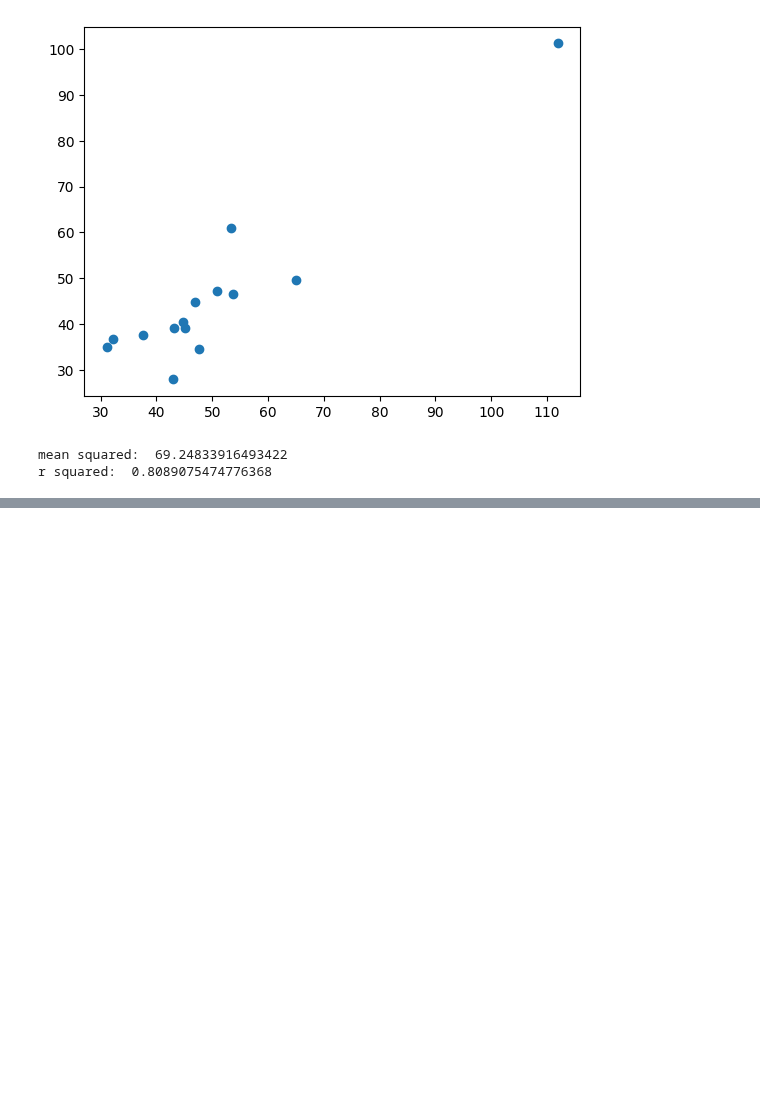
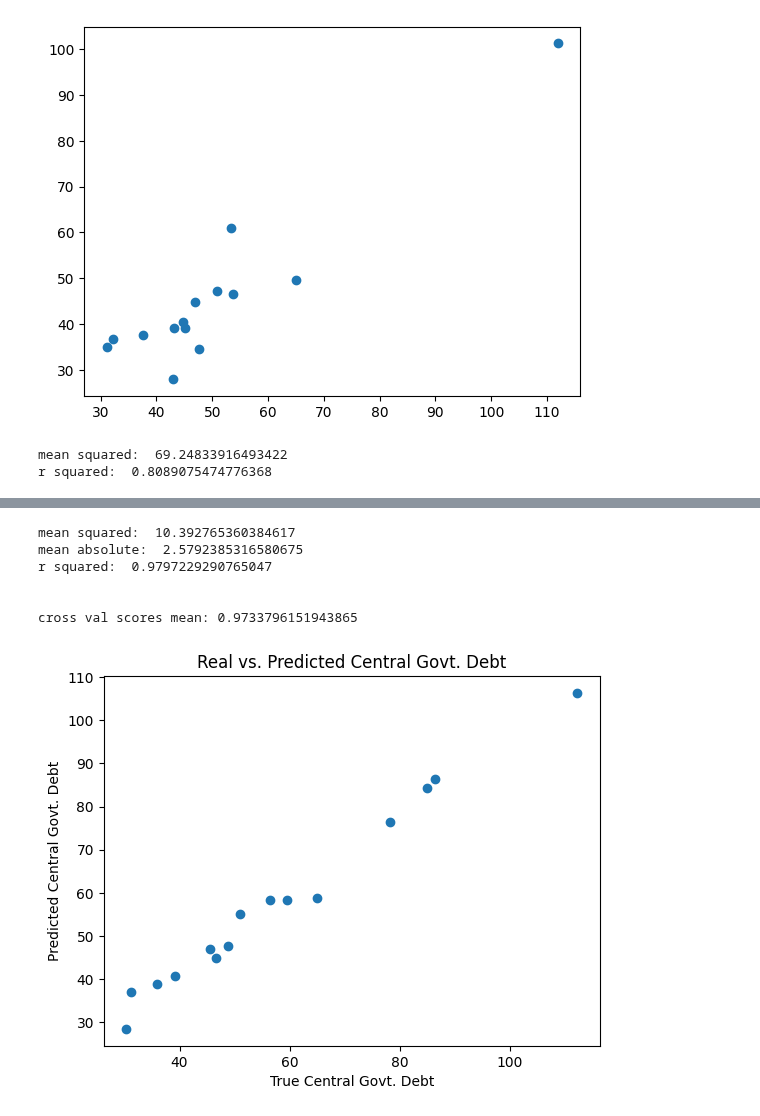
Before and after one commit to kurealnum/dsrp-2025, a Jupyter notebook: DSRP_Global_Debt.ipynb, the cells around one changed output, grey strips where cells are left out. Saved outputs shown, nothing was run; the diff lists cells and outputs as text; code cells hidden in the pictures; blank space fills up the shorter version.

```diff
--- a/DSRP_Global_Debt.ipynb
+++ b/DSRP_Global_Debt.ipynb
@@ -287,3 +234,11 @@ germany_debt_database_df = germany_debt_database_df.astype(float)
+# %%
+central_govt_debt_df.replace("no data", pd.NA, inplace=True)
+central_govt_debt_df.rename(columns={"Central Government Debt (Percent of GDP)": "Countries"}, inplace=True)
+
+central_govt_debt_df.dropna(inplace=True)
+central_govt_debt_df.iloc[:, 1:] = central_govt_debt_df.iloc[:, 1:].astype(str).astype(float)
+central_govt_debt_df.index = central_govt_debt_df["Countries"]
+central_govt_debt_df.drop("Countries", axis = 1, inplace=True)
 # %% [markdown]
 # Exploratory data analysis
 
@@ -788,0 +748,32 @@ r squared:  0.8089075474776368
+# %%
+features = central_govt_debt_df.T.drop("United States", axis = 1)
+
+label = central_govt_debt_df.T[["United States"]]
+
+X_train, X_test, y_train, y_test = model_selection.train_test_split(features, label, test_size=0.2, random_state=42)
+
+reg = LinearRegression()
+reg.fit(X_train, y_train)
+pred = reg.predict(X_test)
+
+print('mean squared: ', mean_squared_error(y_test, pred))
+print("mean absolute: ", mean_absolute_error(y_test, pred))
+print('r squared: ', r2_score(y_test, pred))
+print("\n")
+
+scores = model_selection.cross_val_score(reg, X_train, y_train, scoring='r2', cv=5)
+print("cross val scores mean: " + str(scores.mean()))
+
+plt.scatter(y_test, pred)
+plt.xlabel('True Central Govt. Debt')
+plt.ylabel('Predicted Central Govt. Debt')
+plt.title("Real vs. Predicted Central Govt. Debt")
+plt.show()
+# %% [output]
+mean squared:  10.392765360384617
+mean absolute:  2.5792385316580675
+r squared:  0.9797229290765047
+
+
+cross val scores mean: 0.9733796151943865
+[figure, added]
```
Also changed, not shown: parts of 23 cells of this notebook.
